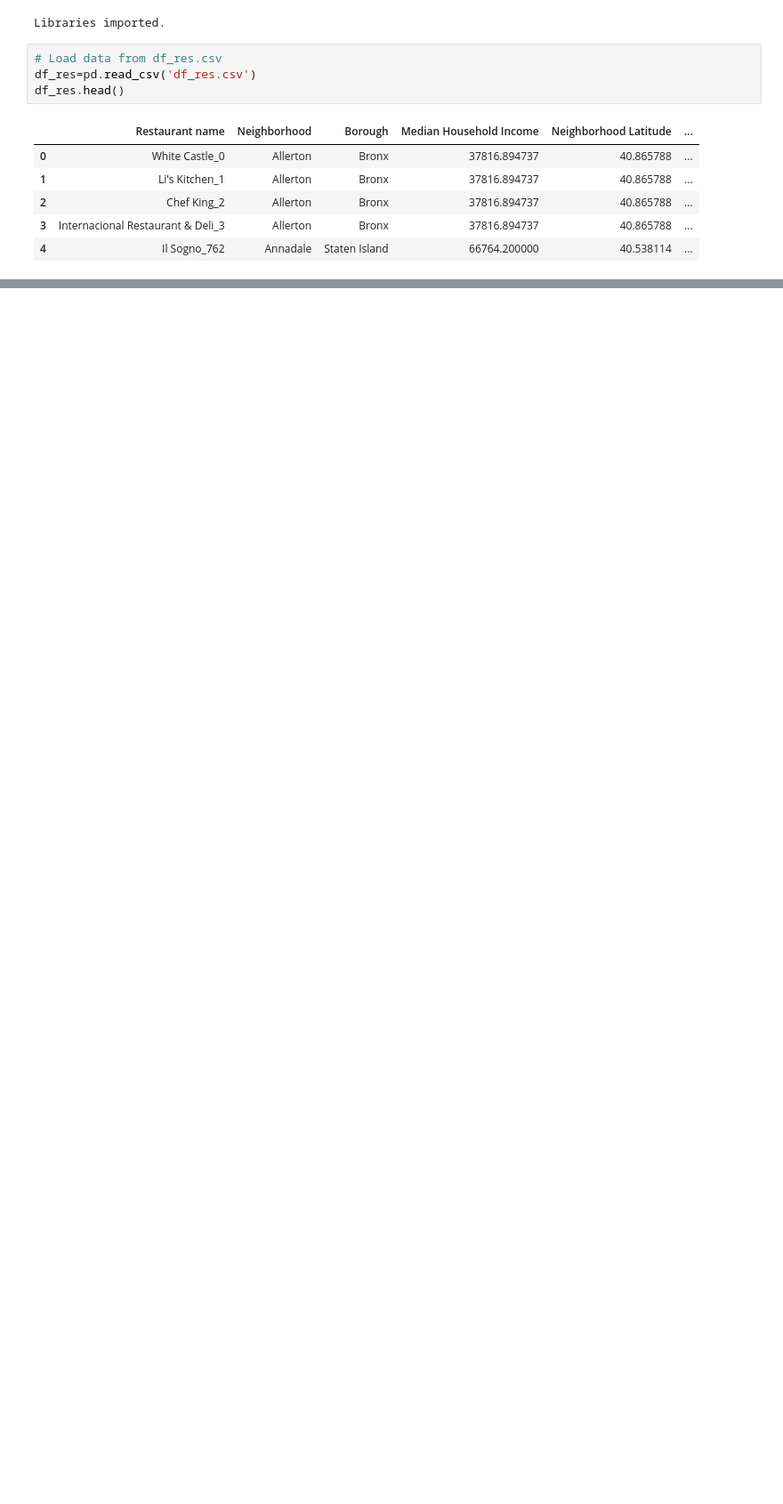
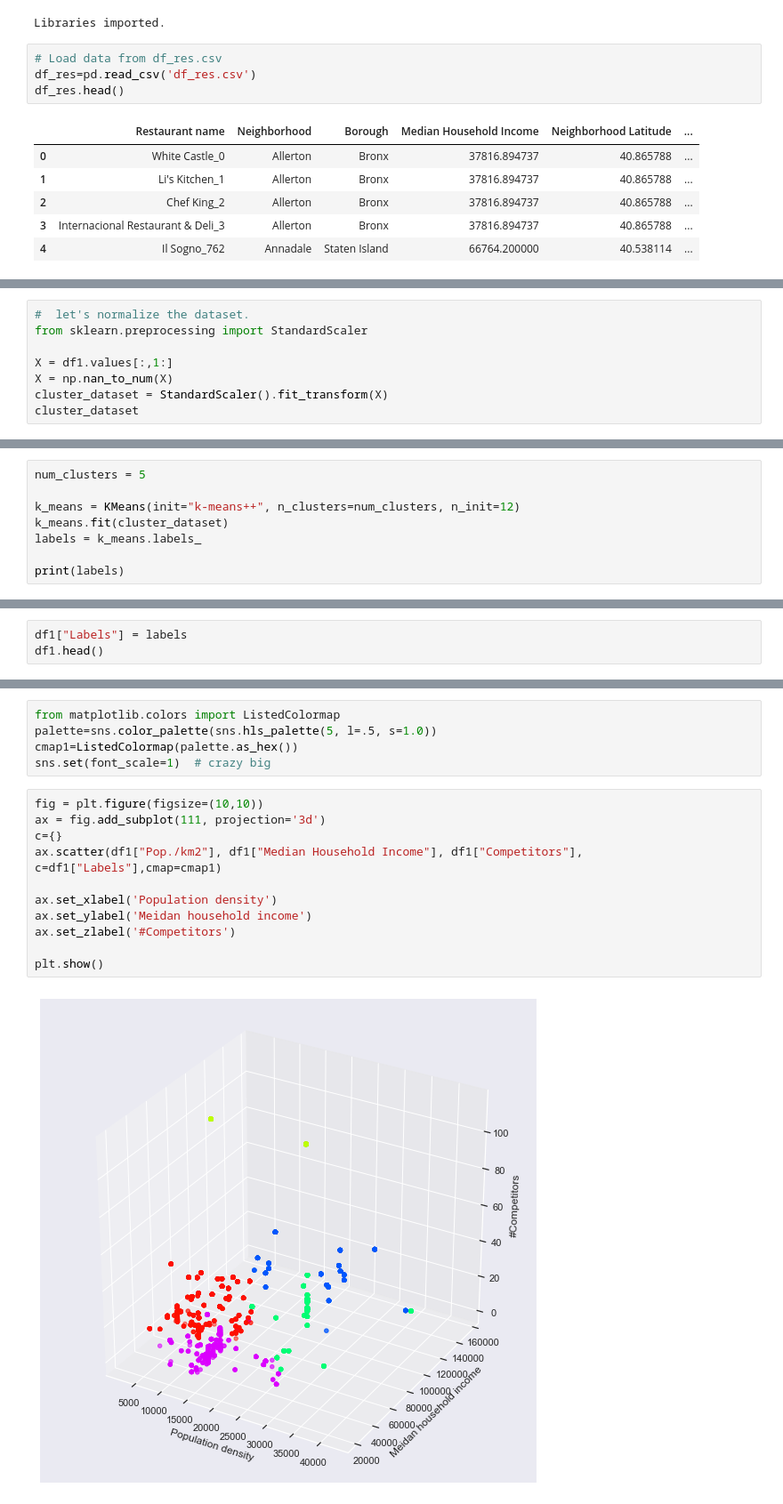
Before and after one commit to lenoraxu/Coursera_Capstone, a Jupyter notebook: week4/Assignment_C9_W5.ipynb, the cells around one changed output, grey strips where cells are left out. Shown at 89% size. Drawn from its saved outputs; the diff is of its cells as text; blank space fills up the shorter version.

```diff
--- a/week4/Assignment_C9_W5.ipynb
+++ b/week4/Assignment_C9_W5.ipynb
@@ -39,0 +53,8 @@ df_res.head()
+# %%
+#  let's normalize the dataset.
+from sklearn.preprocessing import StandardScaler
+
+X = df1.values[:,1:]
+X = np.nan_to_num(X)
+cluster_dataset = StandardScaler().fit_transform(X)
+cluster_dataset
@@ -39,0 +69,8 @@ df_res.head()
+# %%
+num_clusters = 5
+
+k_means = KMeans(init="k-means++", n_clusters=num_clusters, n_init=12)
+k_means.fit(cluster_dataset)
+labels = k_means.labels_
+
+print(labels)
@@ -39,0 +79,3 @@ df_res.head()
+# %%
+df1["Labels"] = labels
+df1.head()
@@ -39,0 +96,18 @@ df_res.head()
+# %%
+from matplotlib.colors import ListedColormap
+palette=sns.color_palette(sns.hls_palette(5, l=.5, s=1.0))
+cmap1=ListedColormap(palette.as_hex())
+sns.set(font_scale=1)  # crazy big
+# %%
+fig = plt.figure(figsize=(10,10))
+ax = fig.add_subplot(111, projection='3d')
+c={}
+ax.scatter(df1["Pop./km2"], df1["Median Household Income"], df1["Competitors"], c=df1["Labels"],cmap=cmap1)
+
+ax.set_xlabel('Population density')
+ax.set_ylabel('Meidan household income')
+ax.set_zlabel('#Competitors')
+
+plt.show()
+# %% [output]
+[figure, added]
```
Also changed, not shown: parts of 54 cells of this notebook, 19 other files.
